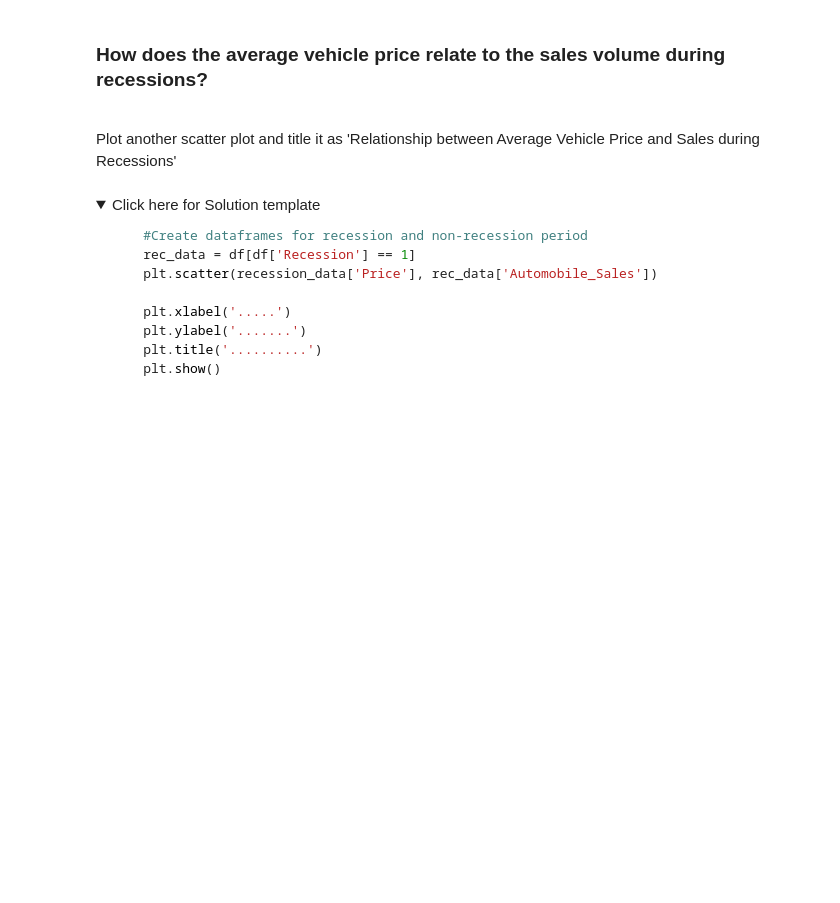
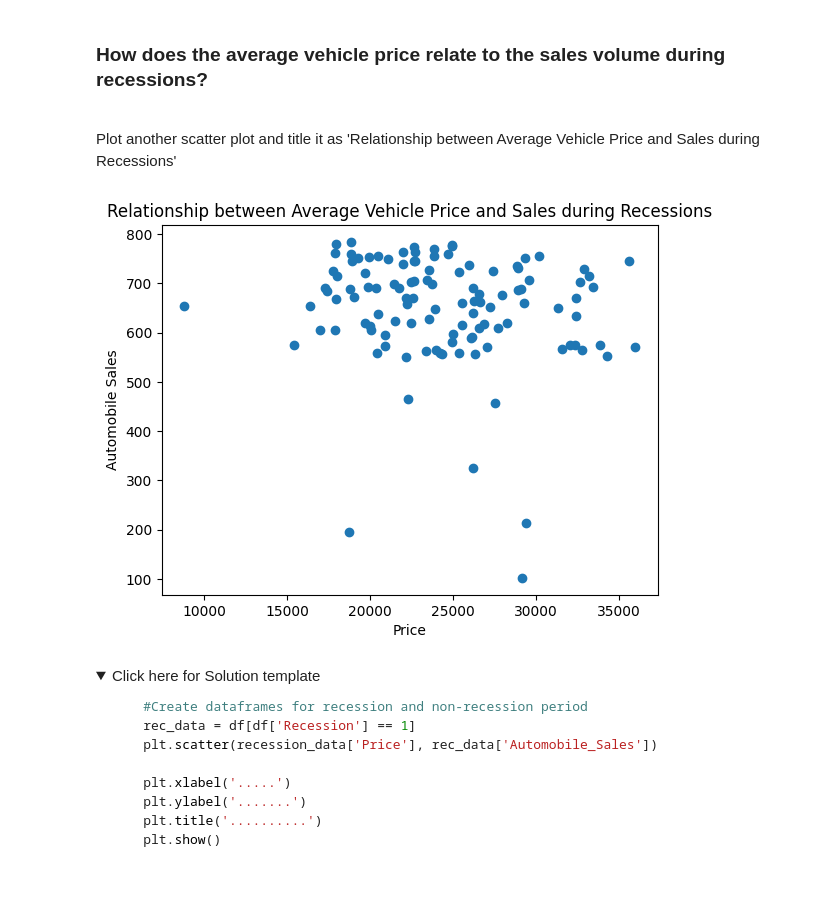
Before and after one commit to SubhashBandaraEkanayake/Data-visualization-with-python, a Jupyter notebook: DV0101EN-Final-Assignment-Part1-v2.ipynb, the cells around one changed output. Drawn from its saved outputs; the diff is of its cells as text; code cells hidden in the pictures; folded sections open; blank space fills up the shorter version.

```diff
--- a/DV0101EN-Final-Assignment-Part1-v2.ipynb
+++ b/DV0101EN-Final-Assignment-Part1-v2.ipynb
@@ -650,6 +685,18 @@ Save this plot as "Bubble.png"</span><br>
 
  ### How does the average vehicle price relate to the sales volume during recessions?
  <br> Plot another scatter plot and title it as 'Relationship between Average Vehicle Price and Sales during Recessions'
+# %%
+recession_data1 = df[df['Recession'] == 1]
+non_recession_data = df[df['Recession']== 0]
+
+plt.scatter(recession_data['Price'],recession_data1['Automobile_Sales'])
+
+plt.xlabel('Price')
+plt.ylabel('Automobile Sales')
+plt.title('Relationship between Average Vehicle Price and Sales during Recessions')
+plt.show()
+# %% [output]
+[figure, added]
 # %% [markdown]
 <details>
 <summary>Click here for Solution template</summary>
```
Also changed, not shown: parts of 10 cells of this notebook.
